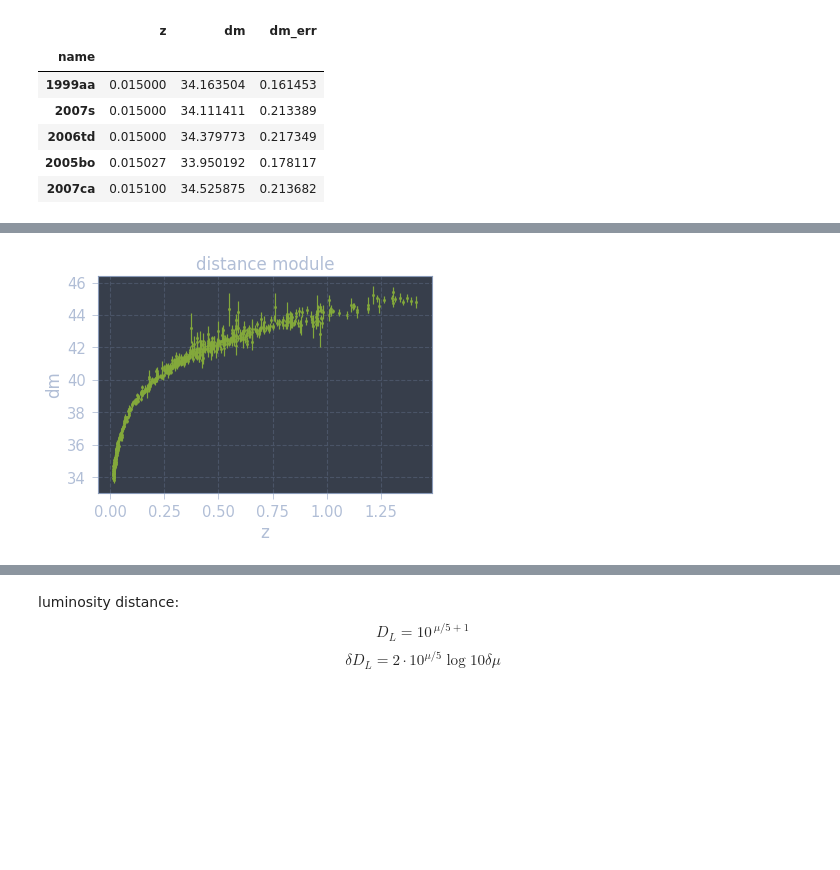
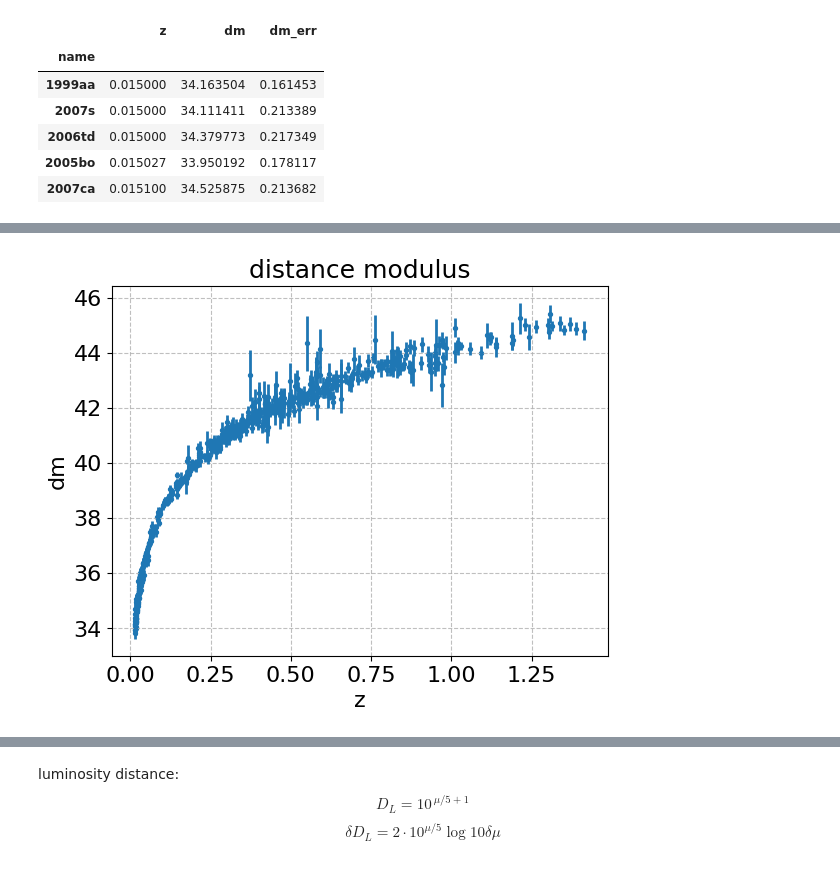
Before and after one commit to modw/isw-from-h, a Jupyter notebook: Getting H(z) from Union catalog.ipynb, the cells around one changed output, grey strips where cells are left out. Saved outputs shown, nothing was run; the diff lists cells and outputs as text; code cells hidden in the pictures; blank space fills up the shorter version.

Commit message:
updated plot styles; switched focus from dc to dl; got hubble parameter for cubic fit

```diff
--- a/Getting H(z) from Union catalog.ipynb
+++ b/Getting H(z) from Union catalog.ipynb
@@ -18,6 +17,11 @@ import scipy.optimize as opt
 import scipy.interpolate as itp
 
 %matplotlib inline
+# %%
+# plot style
+import jupyterthemes.jtplot as jtplot
+jtplot.reset()
+plt.style.use('paper')
 # %%
 # reading data and assigning to a pandas dataframe
 # name, redshift, distance modulus, distance modulus error
@@ -39,10 +55,10 @@ udf[:5]
 # %%
 # distance modulus as a function of redshift with error bars
-udf.plot.scatter(x='z',y='dm',yerr='dm_err', c='C1',s=8);
-plt.title('distance module');
+udf.plot.scatter(x='z',y='dm',yerr='dm_err', c='C0',s=8);
+plt.title('distance modulus');
 plt.show()
 # %% [output]
-[figure, old version]
+[figure, new version]
 # %%
 # redshift distribution
 udf.plot.hist(y='z',bins=20);
```
Also changed, not shown: parts of 23 cells of this notebook.
